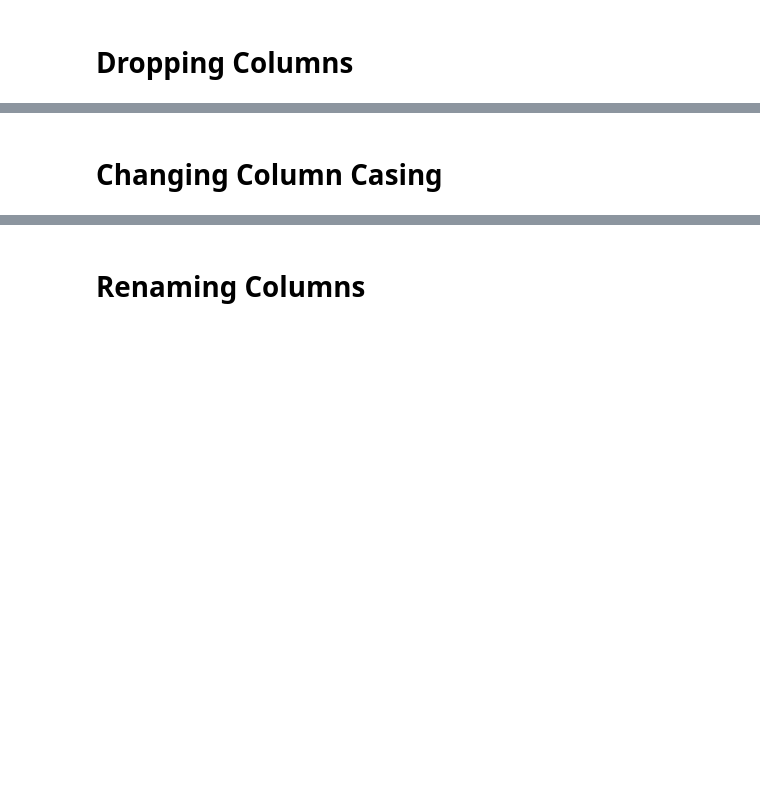
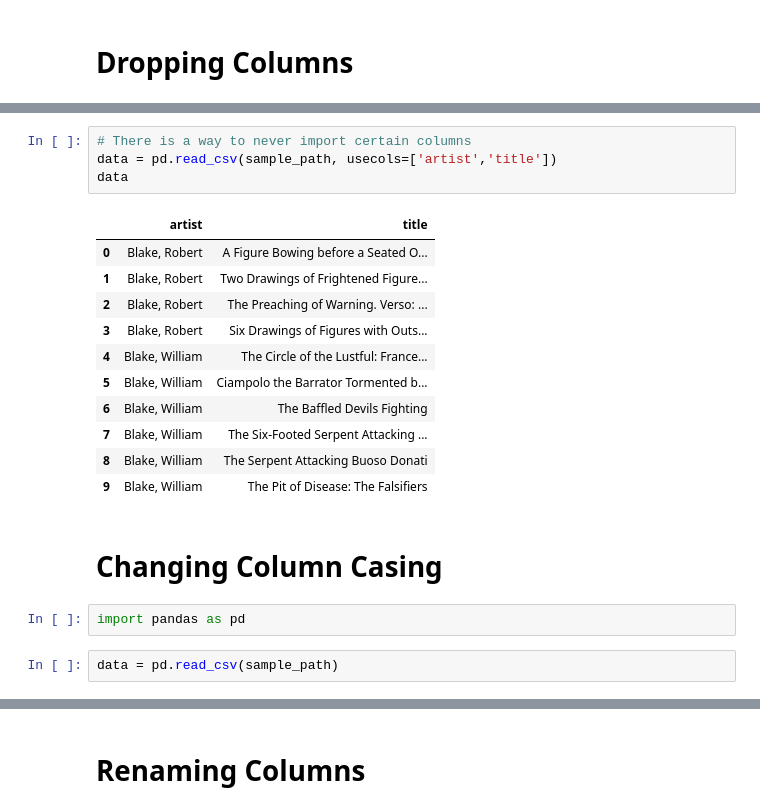
Before and after one commit to mary-vo/cleaning-data-python-data-playbook, a Jupyter notebook: 03/demo_03.ipynb, the cells around one changed output, grey strips where cells are left out. Saved outputs shown, nothing was run; the diff lists cells and outputs as text; blank space fills up the shorter version.

```diff
--- a/03/demo_03.ipynb
+++ b/03/demo_03.ipynb
@@ -26,2 +71,22 @@ data.drop('id',axis=1)
+# %%
+# There is a way to never import certain columns
+data = pd.read_csv(sample_path, usecols=['artist','title'])
+data
+# %% [output]
+|  | artist | title |
+| 0 | Blake, Robert | A Figure Bowing before a Seated O... |
+| 1 | Blake, Robert | Two Drawings of Frightened Figure... |
+| 2 | Blake, Robert | The Preaching of Warning. Verso: ... |
+| 3 | Blake, Robert | Six Drawings of Figures with Outs... |
+| 4 | Blake, William | The Circle of the Lustful: France... |
+| 5 | Blake, William | Ciampolo the Barrator Tormented b... |
+| 6 | Blake, William | The Baffled Devils Fighting |
+| 7 | Blake, William | The Six-Footed Serpent Attacking ... |
+| 8 | Blake, William | The Serpent Attacking Buoso Donati |
+| 9 | Blake, William | The Pit of Disease: The Falsifiers |
 # %% [markdown]
 # Changing Column Casing
+# %%
+import pandas as pd
+# %%
+data = pd.read_csv(sample_path)
```
Also changed, not shown: parts of 20 cells of this notebook.
